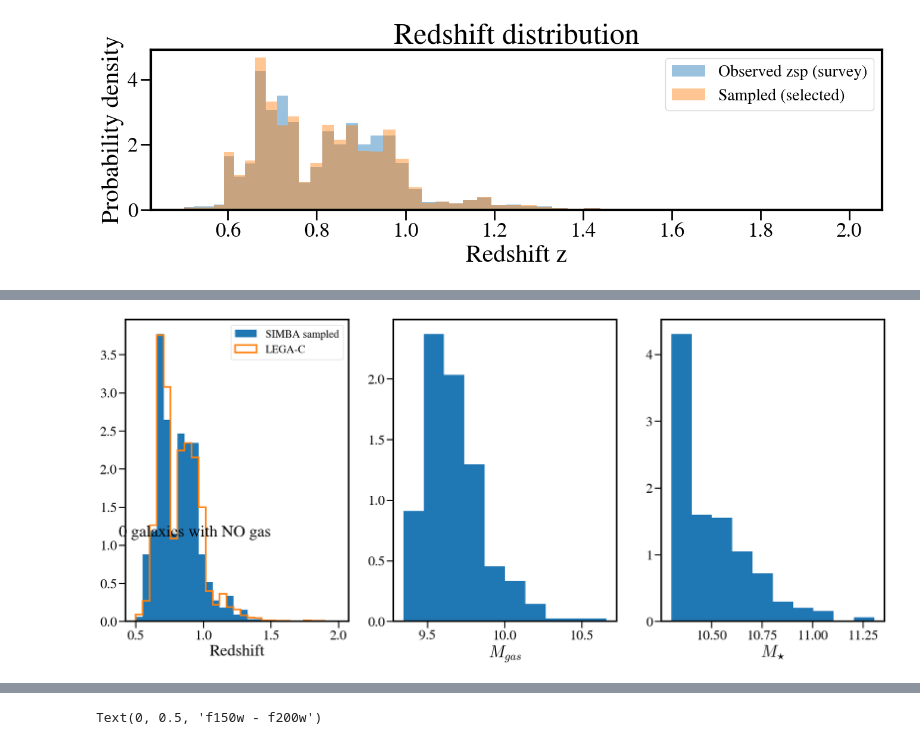
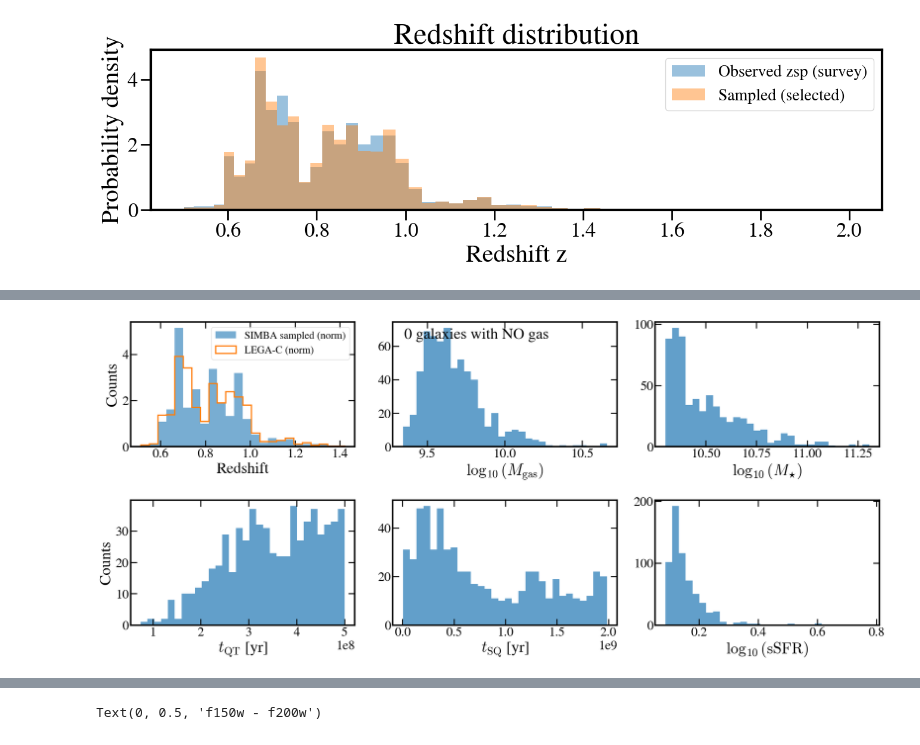
Before and after one commit to GiulianoLo/analize_simba_cgm, a Jupyter notebook: test_sfh_caesar.ipynb, the cells around one changed output, grey strips where cells are left out. Drawn from its saved outputs; the diff is of its cells as text; code cells hidden in the pictures.

```diff
--- a/test_sfh_caesar.ipynb
+++ b/test_sfh_caesar.ipynb
@@ -634,18 +632,90 @@ plt.show()
 # %% [output]
 [figure]
 # %%
-fig, ax = plt.subplots(1, 3, figsize=(25, 10))
-bins = np.linspace(0.5, 2, 30)
+import numpy as np
+import matplotlib.pyplot as plt
+
+fig, ax = plt.subplots(2, 3, figsize=(22, 10))
+ax = ax.ravel()
+
+# -------------------------
+# Data
+# -------------------------
 zsamp = np.asarray([r['redshift'] for r in selected])
 gsamp = np.asarray([r['mgas'] for r in selected])
 ssamp = np.asarray([r['mstar'] for r in selected])
-ax[0].hist(zsamp, density=True, bins=bins, label='SIMBA sampled')
-ax[0].hist(z_obs, density=True, bins=bins, histtype='step', lw=3, label='LEGA-C')
-ax[1].hist(np.log10(gsamp), density=True, bins=10)
-ax[1].text(7.5,0.7, f"{len(gsamp[gsamp<=0])} galaxies with NO gas")
-ax[2].hist(np.log10(ssamp), density=True, bins=10)
+QT_YR = np.asarray([r['qt_yr'] for r in selected])
+TSQ_YR = np.asarray([r['tsq_yr'] for r in selected])
+
+# -------------------------
+# Derived quantity: sSFR
+# -------------------------
+# avoid division by zero
+ssamp_safe = np.where(ssamp > 0, ssamp, np.nan)
+sSFR = gsamp / ssamp_safe  # or SFR/mstar if you actually have SFR instead of gas
+
+# -------------------------
+# Bins (consistent + physical)
+# -------------------------
+z_bins = np.linspace(np.nanmin(zsamp), np.nanmax(zsamp), 25)
+m_bins = 30
+qt_bins = 30
+
+# -------------------------
+# Plot 0: Redshift
+# -------------------------
+ax[0].hist(zsamp, bins=z_bins, density=True, alpha=0.6, label='SIMBA sampled (norm)')
+ax[0].hist(z_obs, bins=z_bins, density=True, histtype='step', lw=2.5, label='LEGA-C (norm)')
 ax[0].set_xlabel('Redshift')
-ax[1].set_xlabel(r'$M_{gas}$')
-ax[2].set_xlabel(r'$M_{\star}$')
 ax[0].legend()
+
+# -------------------------
+# Plot 1: Gas mass
+# -------------------------
+ax[1].hist(np.log10(gsamp + 1e-10), bins=m_bins, alpha=0.7)
+ax[1].set_xlabel(r'$\log_{10}(M_{\rm gas})$')
+
+n_no_gas = np.sum(gsamp <= 0)
+ax[1].text(
+    0.05, 0.95,
+    f'{n_no_gas} galaxies with NO gas',
+    transform=ax[1].transAxes,
+    va='top'
+)
+
+# -------------------------
+# Plot 2: Stellar mass
+# -------------------------
+ax[2].hist(np.log10(ssamp + 1e-10), bins=m_bins, alpha=0.7)
+ax[2].set_xlabel(r'$\log_{10}(M_{\star})$')
+
+# -------------------------
+# Plot 3: quenching timescale (QT)
+# -------------------------
+ax[3].hist(QT_YR, bins=qt_bins, alpha=0.7)
+ax[3].set_xlabel(r'$t_{\rm QT}$ [yr]')
+
+# -------------------------
+# Plot 4: quenching timescale (TSQ)
+# -------------------------
+ax[4].hist(TSQ_YR, bins=qt_bins, alpha=0.7)
+ax[4].set_xlabel(r'$t_{\rm SQ}$ [yr]')
+
+# -------------------------
+# Plot 5: sSFR
+# -------------------------
+ax[5].hist(sSFR + 1e-20, bins=30, alpha=0.7)
+ax[5].set_xlabel(r'$\log_{10}(\mathrm{sSFR})$')
+ax[0].set_ylabel('Counts')
+ax[3].set_ylabel('Counts')
+
+# -------------------------
+# Final polish
+# -------------------------
+for a in ax:
+    a.tick_params(direction='in', top=True, right=True)
+
+plt.tight_layout()
+plt.savefig('PSBG_selection_parameters.png')
+plt.show()
 # %% [output]
@@ -653,4 +722,4 @@ ax[0].legend()
-[figure, old version]
+[figure, new version]
 # %%
 import numpy as np
 import pandas as pd
```
Also changed, not shown: parts of 3 cells of this notebook, 11 other files.
